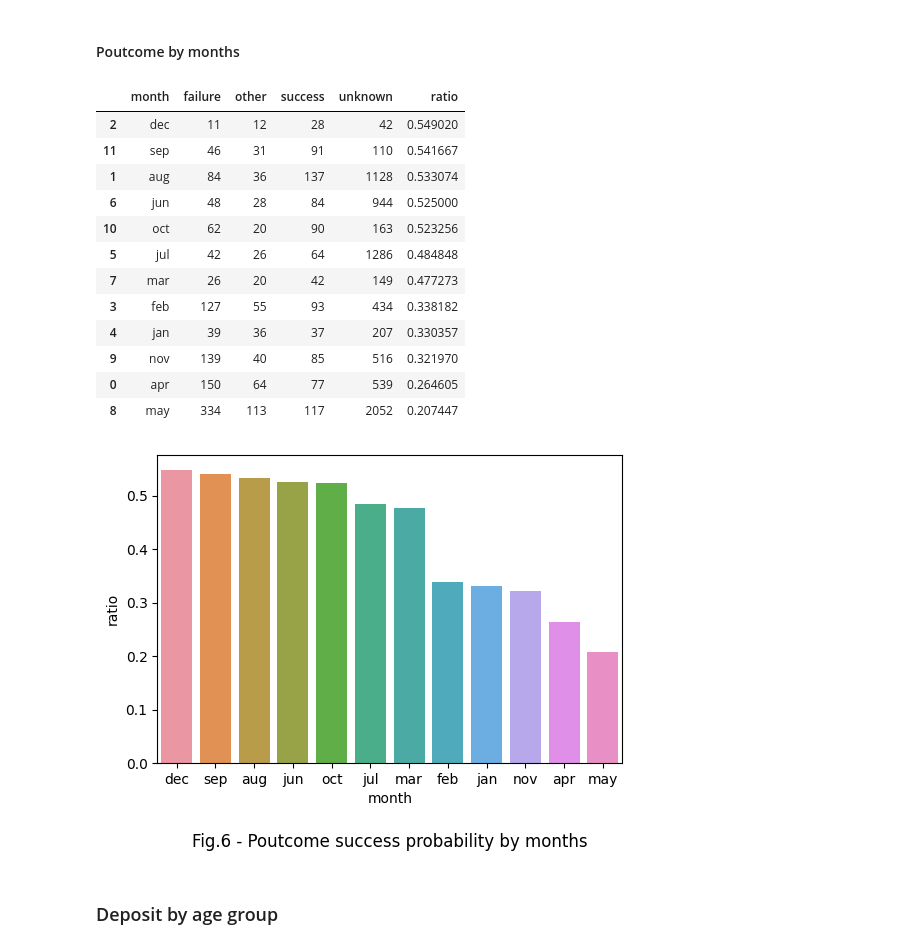
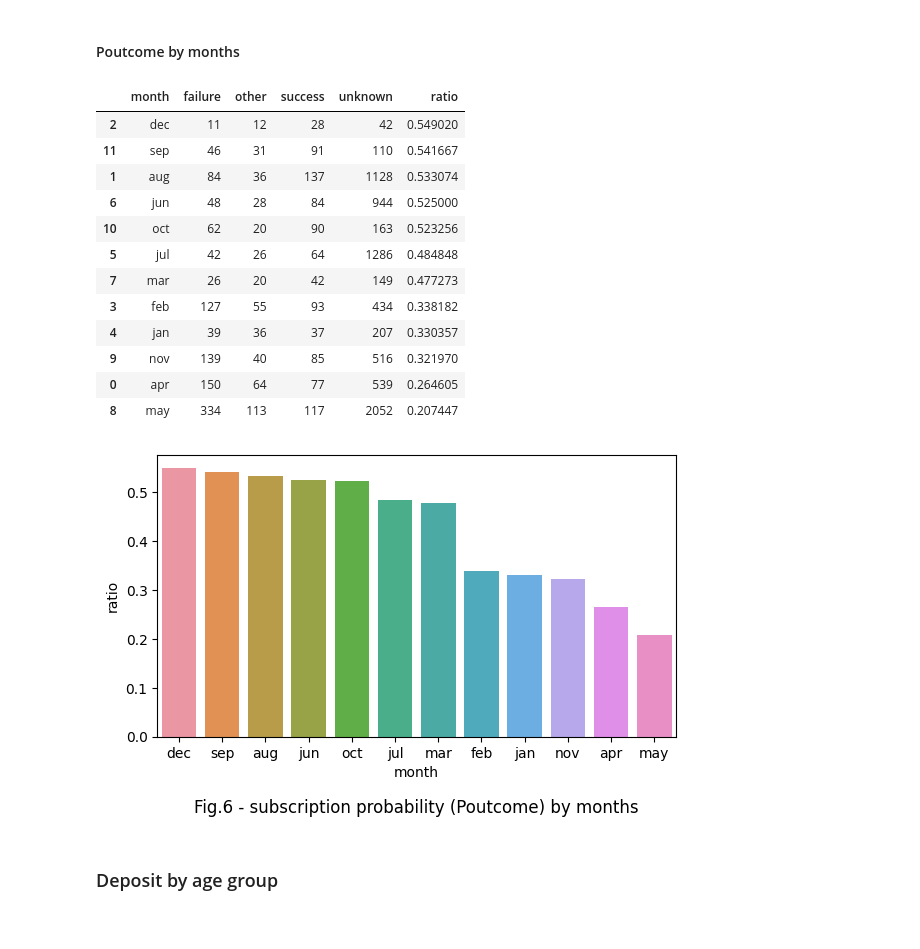
Before and after one commit to Alex1iv/Deposit-subscription, a Jupyter notebook: notebooks/Project_en.ipynb, the cells around one changed output. Drawn from its saved outputs; the diff is of its cells as text; code cells hidden in the pictures.

Commit message:
upd fig title

```diff
--- a/notebooks/Project_en.ipynb
+++ b/notebooks/Project_en.ipynb
@@ -421,33 +420,34 @@ plt.savefig('../figures/fig_5.png')
 # %%
 temp=data.groupby(['month','poutcome']).agg('count')[['deposit']].unstack() #
 
 temp.columns = ['failure', 'other','success','unknown']
 
 temp = temp.reset_index()
 temp['ratio'] = temp['success']/(temp['failure']+temp['success']+temp['other'])
 temp = temp.sort_values(by='ratio', ascending=False)
 display(temp)
 
 fig, ax = plt.subplots(figsize=(6, 4))
 sns.barplot(data=temp, x='month', y="ratio",  ax=ax) #
-ax.set_title('Fig.6 - Poutcome success probability by months', y=-0.3);
+ax.set_title('Fig.6 - subscription probability (Poutcome) by months', y=-0.3);
+plt.tight_layout()
 
 plt.savefig('../figures/fig_6.png')
 # %% [output]
 |  | month | failure | other | success | unknown | ratio |
 | 2 | dec | 11 | 12 | 28 | 42 | 0.549020 |
 | 11 | sep | 46 | 31 | 91 | 110 | 0.541667 |
 | 1 | aug | 84 | 36 | 137 | 1128 | 0.533074 |
 | 6 | jun | 48 | 28 | 84 | 944 | 0.525000 |
 | 10 | oct | 62 | 20 | 90 | 163 | 0.523256 |
 | 5 | jul | 42 | 26 | 64 | 1286 | 0.484848 |
 | 7 | mar | 26 | 20 | 42 | 149 | 0.477273 |
 | 3 | feb | 127 | 55 | 93 | 434 | 0.338182 |
 | 4 | jan | 39 | 36 | 37 | 207 | 0.330357 |
 | 9 | nov | 139 | 40 | 85 | 516 | 0.321970 |
 | 0 | apr | 150 | 64 | 77 | 539 | 0.264605 |
 | 8 | may | 334 | 113 | 117 | 2052 | 0.207447 |
-[figure, old version]
+[figure, new version]
 # %% [markdown]
 ### Deposit by age group
 # %%
```
Also changed, not shown: parts of 1 cell of this notebook.
